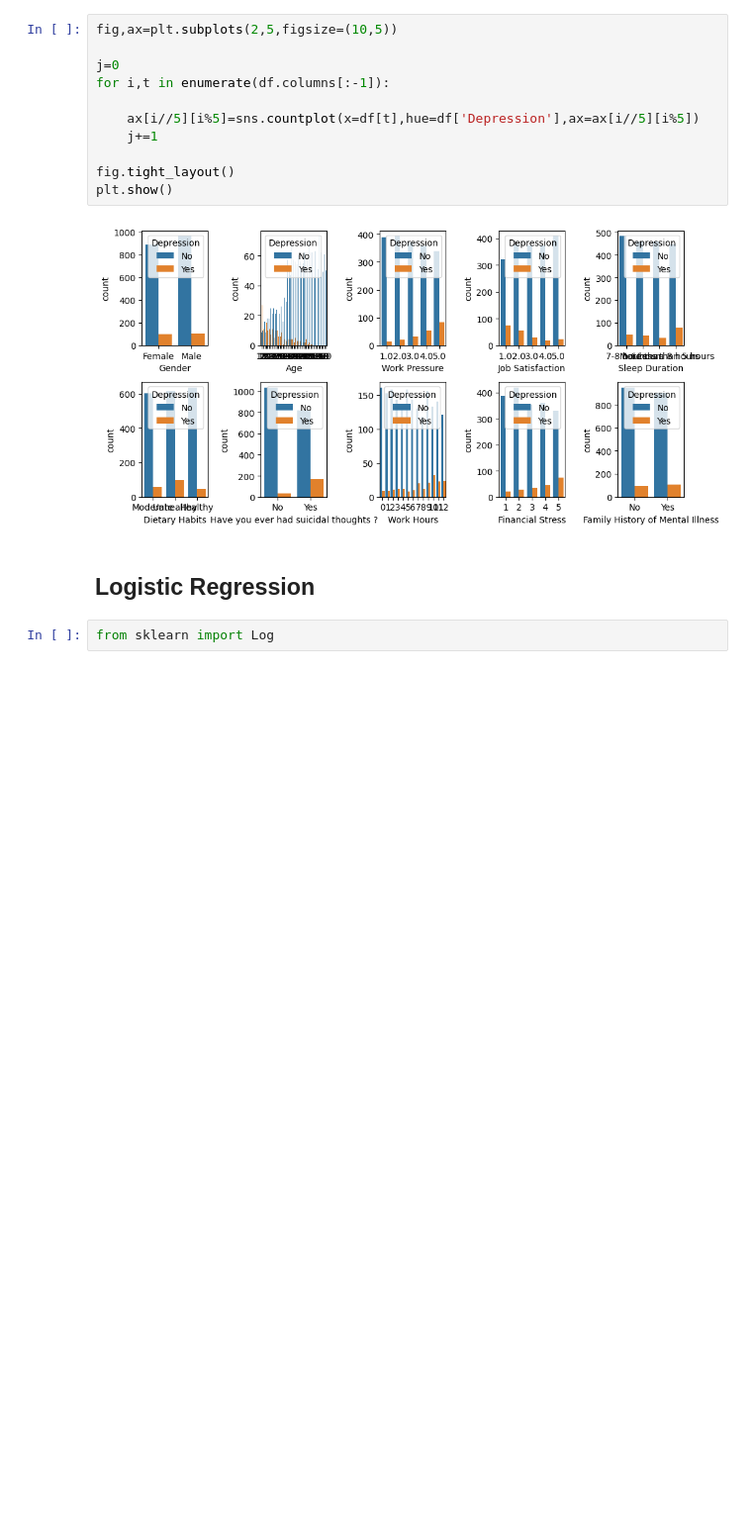
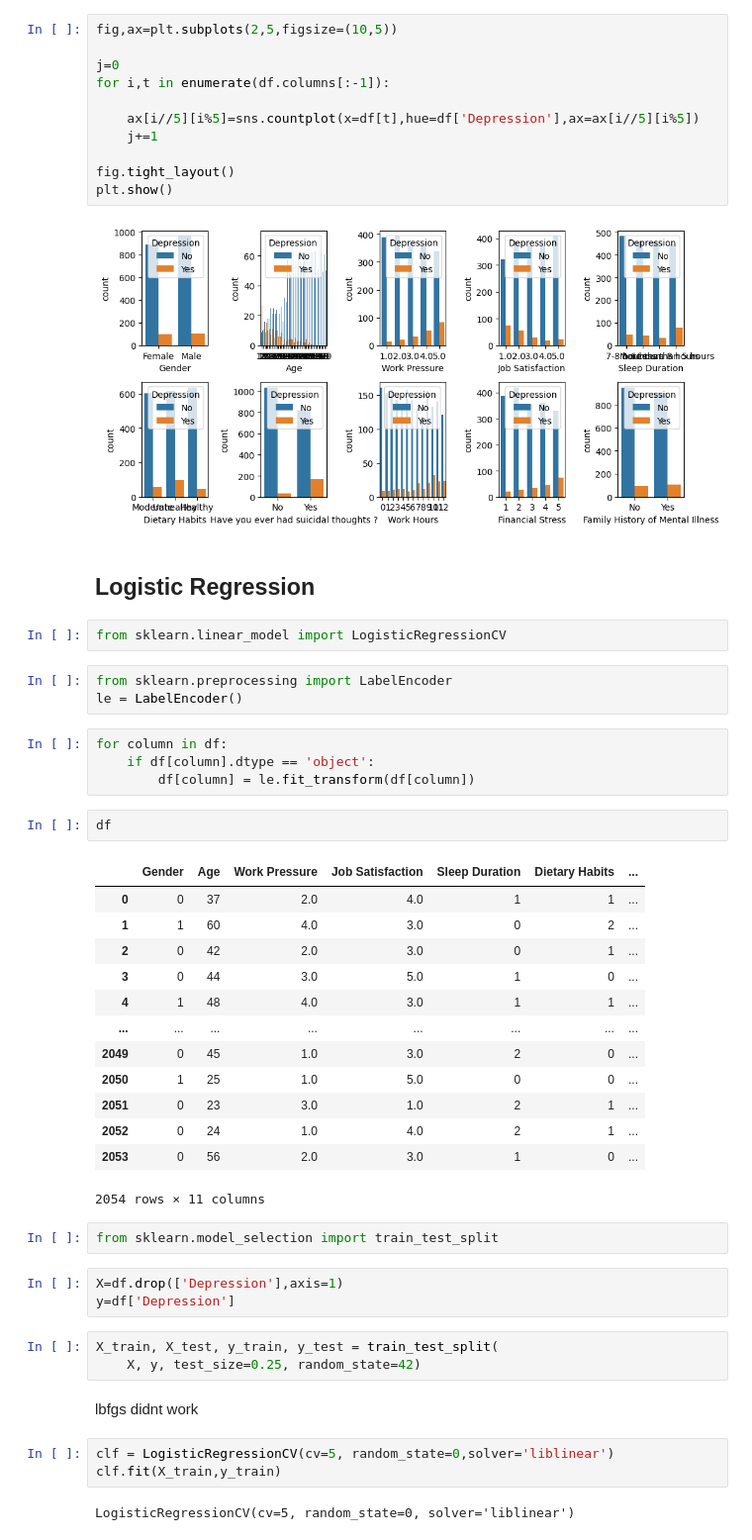
Before and after one commit to jojoroy/Depression, a Jupyter notebook: depression.ipynb, the cells around one changed output. Shown at 99% size. Drawn from its saved outputs; the diff is of its cells as text; blank space fills up the shorter version.

Commit message:
Kaggle Notebook | Depression | Version 3: implemented logistic regression

```diff
--- a/depression.ipynb
+++ b/depression.ipynb
@@ -120,4 +120,42 @@ plt.show()
 # %% [markdown]
 ## Logistic Regression
 # %%
-from sklearn import Log
+from sklearn.linear_model import LogisticRegressionCV
+# %%
+from sklearn.preprocessing import LabelEncoder
+le = LabelEncoder()
+# %%
+for column in df:
+    if df[column].dtype == 'object':
+        df[column] = le.fit_transform(df[column])
+# %%
+df
+# %% [output]
+|  | Gender | Age | Work Pressure | Job Satisfaction | Sleep Duration | Dietary Habits | ... |
+| 0 | 0 | 37 | 2.0 | 4.0 | 1 | 1 | ... |
+| 1 | 1 | 60 | 4.0 | 3.0 | 0 | 2 | ... |
+| 2 | 0 | 42 | 2.0 | 3.0 | 0 | 1 | ... |
+| 3 | 0 | 44 | 3.0 | 5.0 | 1 | 0 | ... |
+| 4 | 1 | 48 | 4.0 | 3.0 | 1 | 1 | ... |
+| ... | ... | ... | ... | ... | ... | ... | ... |
+| 2049 | 0 | 45 | 1.0 | 3.0 | 2 | 0 | ... |
+| 2050 | 1 | 25 | 1.0 | 5.0 | 0 | 0 | ... |
+| 2051 | 0 | 23 | 3.0 | 1.0 | 2 | 1 | ... |
+| 2052 | 0 | 24 | 1.0 | 4.0 | 2 | 1 | ... |
+| 2053 | 0 | 56 | 2.0 | 3.0 | 1 | 0 | ... |
+2054 rows × 11 columns
+# %%
+from sklearn.model_selection import train_test_split
+# %%
+X=df.drop(['Depression'],axis=1)
+y=df['Depression']
+# %%
+X_train, X_test, y_train, y_test = train_test_split(
+    X, y, test_size=0.25, random_state=42)
+# %% [markdown]
+lbfgs didnt work
+# %%
+clf = LogisticRegressionCV(cv=5, random_state=0,solver='liblinear')
+clf.fit(X_train,y_train)
+# %% [output]
+LogisticRegressionCV(cv=5, random_state=0, solver='liblinear')
```
Also changed, not shown: parts of 10 cells of this notebook.
